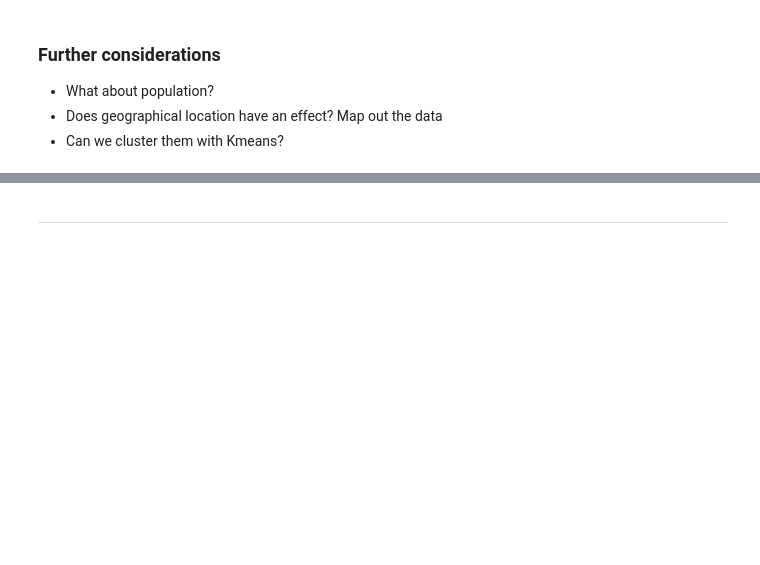
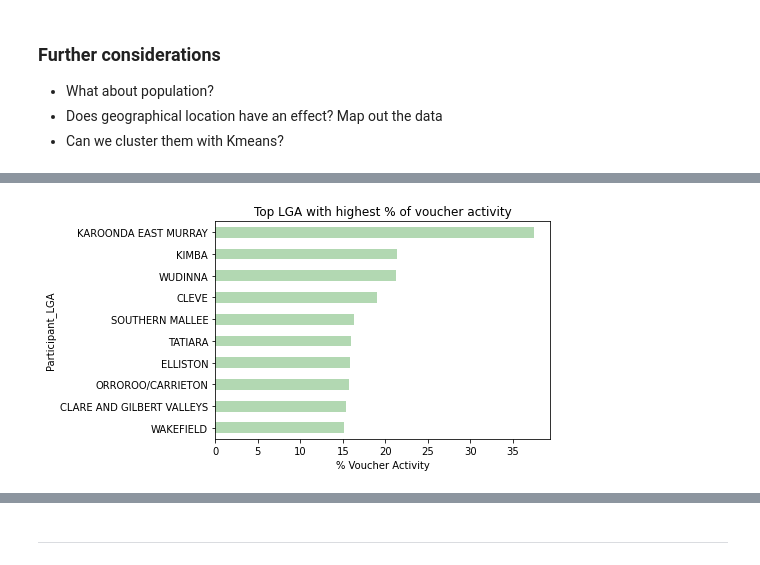
Before and after one commit to walthersy/DataScience-Portfolio, a Jupyter notebook: Portfolio 2.ipynb, the cells around one changed output, grey strips where cells are left out. Cells and saved outputs as stored; diff of their text form; code cells hidden in the pictures; blank space fills up the shorter version.

Commit message:
S1 voucher rate rankings

```diff
--- a/Portfolio 2.ipynb
+++ b/Portfolio 2.ipynb
@@ -177,0 +203,8 @@ plt.show()
+# %%
+pct_plot = sa_grp_pct.sort_values('Voucher_pct',ascending=False)['Voucher_pct']
+pct_plot.head(10).plot(kind='barh',sort_columns=True,color='g',alpha=.3)
+plt.title("Top LGA with highest % of voucher activity")
+plt.xlabel('% Voucher Activity')
+plt.gca().invert_yaxis()
+# %% [output]
+[figure, added]
```
Also changed, not shown: parts of 19 cells of this notebook.
